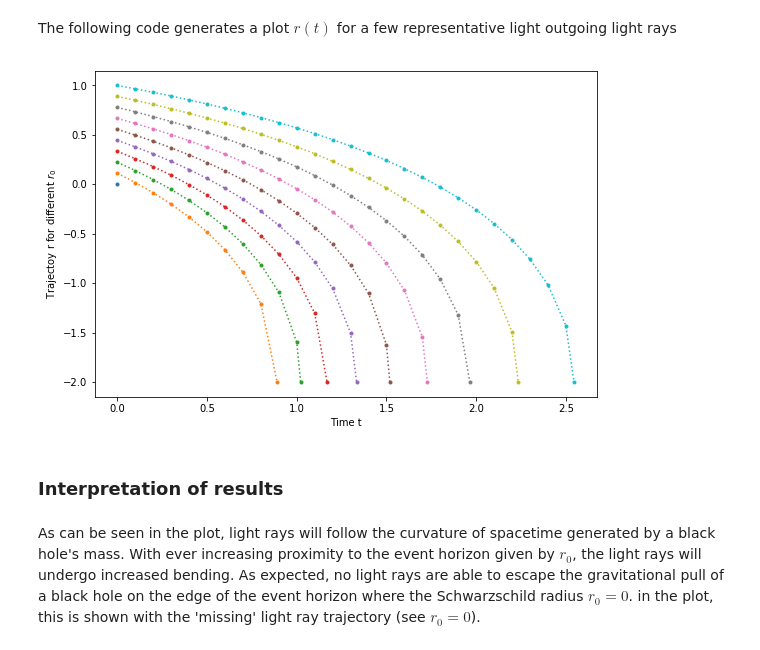
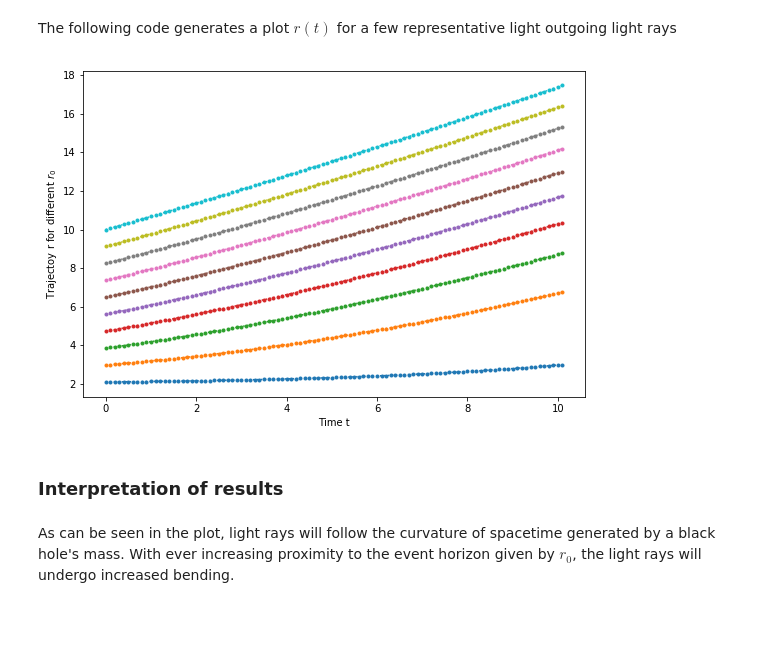
Before and after one commit to gwastro-2019/problem-set-1, a Jupyter notebook: Exercise_1.1.ipynb, the cells around one changed output. Saved outputs shown, nothing was run; the diff lists cells and outputs as text; code cells hidden in the pictures; blank space fills up the shorter version.

Commit message:
Update Exercise_1.1.ipynb
Hi Nils,
tried to fix that r0 > 2M but I think adapting the np.linspace(...) command isn't the right approach..

To stop integration when r becomes negative, I tried to implement if r == 0:  and so on, but that didn't really work.  Maybe you could give me another hint

Nina

```diff
--- a/Exercise_1.1.ipynb
+++ b/Exercise_1.1.ipynb
@@ -29,7 +29,7 @@ def integrate_sample_ode(r0):
     r_history = [ r0 ]
     r = ode(lambda t, r:(1-2/r)/(1+2/r)).set_integrator('zvode', method='bdf').set_initial_value(r_history[0], t_history[0])
     dt = 0.1
-    while r.successful() and r.t < 3.:
+    while r.successful() and r.t < 10.:
         r_history.append(r.integrate(r.t + dt)[0])
         t_history.append(r.t)
     return t_history, r_history
@@ -37,15 +37,15 @@ def integrate_sample_ode(r0):
 The following code generates a plot $r(t)$ for a few representative light outgoing light rays
 # %%
 plt.figure(figsize=(9, 6))
-for r0 in np.linspace(0., 1., 10):
+for r0 in np.linspace(2.1, 10., 10):
     t, r = integrate_sample_ode(r0=r0)
     plt.plot(t, r, marker='.', ls='dotted')
     plt.xlabel("Time t")
     plt.ylabel("Trajectoy r for different $r_0$")
 # %% [output]
-[figure, old version]
+[figure, new version]
 # %% [markdown]
 ### Interpretation of results
 # %% [markdown]
 As can be seen in the plot, light rays will follow the curvature of spacetime generated by a black hole's mass.
-With ever increasing proximity to the event horizon given by $r_0$, the light rays will undergo increased bending. As expected, no light rays are able to escape the gravitational pull of a black hole on the edge of the event horizon where the Schwarzschild radius $r_0 = 0$. in the plot, this is shown with the 'missing' light ray trajectory (see $r_0 = 0$).
+With ever increasing proximity to the event horizon given by $r_0$, the light rays will undergo increased bending.
```
